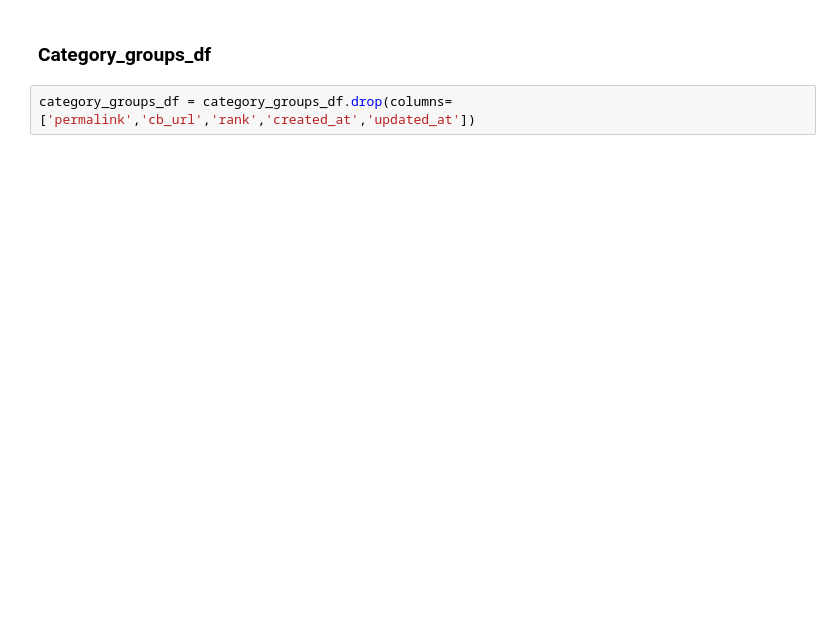
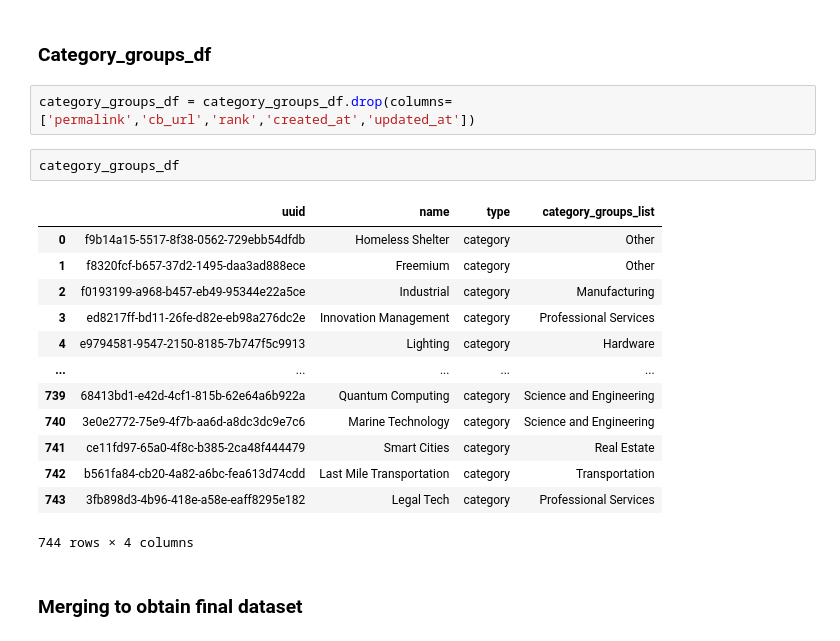
Before and after one commit to rodrigochaname/MachineLearning4VC, a Jupyter notebook: data_exploration.ipynb, the cells around one changed output. Cells and saved outputs as stored; diff of their text form; blank space fills up the shorter version.

```diff
--- a/data_exploration.ipynb
+++ b/data_exploration.ipynb
@@ -405,3 +294,21 @@ degrees_df
 ### Category_groups_df
 # %%
 category_groups_df = category_groups_df.drop(columns=['permalink','cb_url','rank','created_at','updated_at'])
+# %%
+category_groups_df
+# %% [output]
+|  | uuid | name | type | category_groups_list |
+| 0 | f9b14a15-5517-8f38-0562-729ebb54dfdb | Homeless Shelter | category | Other |
+| 1 | f8320fcf-b657-37d2-1495-daa3ad888ece | Freemium | category | Other |
+| 2 | f0193199-a968-b457-eb49-95344e22a5ce | Industrial | category | Manufacturing |
+| 3 | ed8217ff-bd11-26fe-d82e-eb98a276dc2e | Innovation Management | category | Professional Services |
+| 4 | e9794581-9547-2150-8185-7b747f5c9913 | Lighting | category | Hardware |
+| ... | ... | ... | ... | ... |
+| 739 | 68413bd1-e42d-4cf1-815b-62e64a6b922a | Quantum Computing | category | Science and Engineering |
+| 740 | 3e0e2772-75e9-4f7b-aa6d-a8dc3dc9e7c6 | Marine Technology | category | Science and Engineering |
+| 741 | ce11fd97-65a0-4f8c-b385-2ca48f444479 | Smart Cities | category | Real Estate |
+| 742 | b561fa84-cb20-4a82-a6bc-fea613d74cdd | Last Mile Transportation | category | Transportation |
+| 743 | 3fb898d3-4b96-418e-a58e-eaff8295e182 | Legal Tech | category | Professional Services |
+744 rows × 4 columns
+# %% [markdown]
+### Merging to obtain final dataset
```
Also changed, not shown: parts of 37 cells of this notebook.
